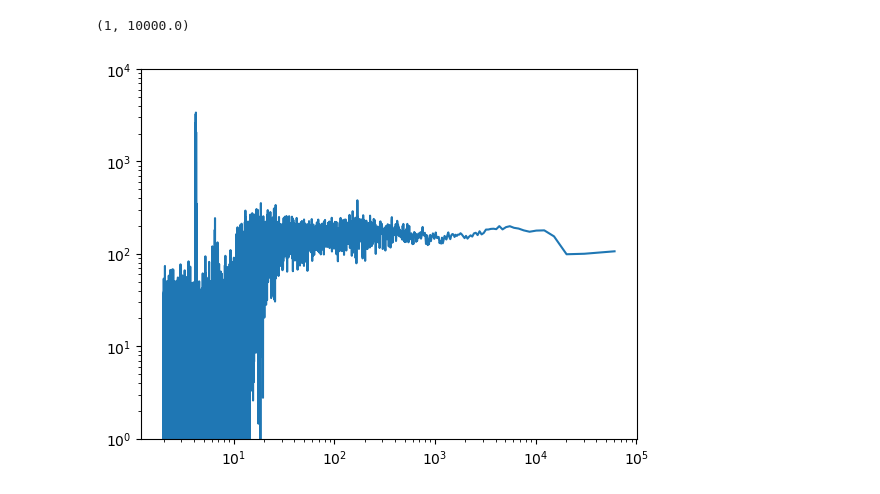
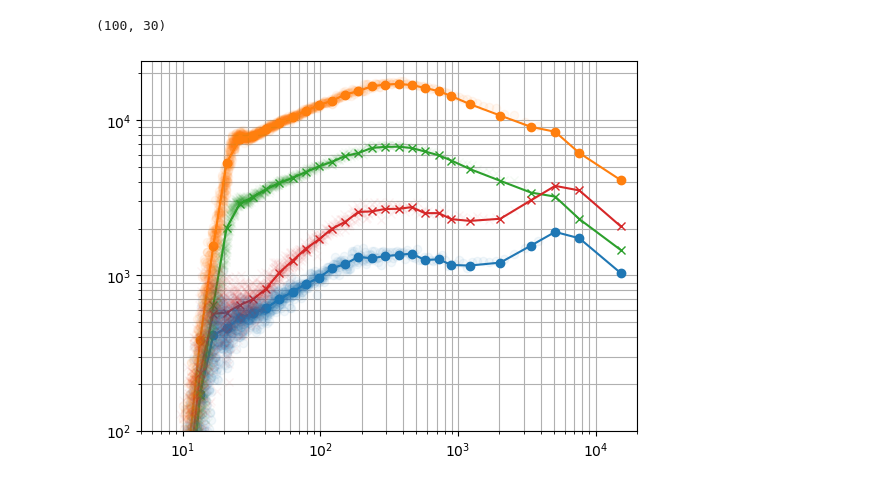
Before and after one commit to jcapriot/gpgn-319, a Jupyter notebook: labs/EM/data/Lab5/manual.ipynb, the cells around one changed output. Saved outputs shown, nothing was run; the diff lists cells and outputs as text; code cells hidden in the pictures.

```diff
--- a/labs/EM/data/Lab5/manual.ipynb
+++ b/labs/EM/data/Lab5/manual.ipynb
@@ -92,5 +117,5 @@ plt.plot(ex_slices[0] - ex_slices_dt[0])
 # %%
-window = sig.windows.hamming(ex_slices.shape[-1])
+window = sig.windows.hamming(n_window)
 # %%
 Ex = np.fft.rfft(ex_slices_dt * window)[...,1:]  # the [1:] portion cuts off the zero frequency
 Ey = np.fft.rfft(ey_slices_dt * window)[...,1:]
@@ -117,0 +139,9 @@ import functools
+# %%
+period_bands = np.r_[
+    np.logspace(np.log10(5), np.log10(1000), 25),
+    np.logspace(np.log10(1000), np.log10(20000), 7)[1:]
+]
+n_bands = len(period_bands) - 1
+
+freq_bands = 1.0/period_bands[::-1]
+freq_bands
@@ -117,0 +157,2 @@ import functools
+# %%
+bands = (f[:,None] >= freq_bands[:-1]) & (f[:, None] < freq_bands[1:])
@@ -118 +180,9 @@ import functools
+# %%
+def band_sum(band, where=bands):
+    band = np.broadcast_to(band[..., None], (*band.shape, where.shape[-1]))
+    return np.add.reduce(band, axis=-2, where=bands)
+# %%
+Ex_band.shape
+# %% [output]
+(100, 30)
 # %%
@@ -152,7 +216,26 @@ rho_a = 1/(mu_0 * omega) * np.abs(Z_xy)**2
 # %%
-plt.loglog(1/f, rho_a)
-#plt.xlim([1E1, 1E3])
-plt.ylim([1, 1E4])
+Z = Z_func(Ex_cal, Ey_cal, Hx_cal, Hy_cal, bands=bands)
+T = 1/f_band
+om = 2 * np.pi/T
+rho_a = 1/(mu_0 * om[:, None, None]) * np.abs(Z)**2
+
+plt.loglog(T, rho_a[:, 1, 0], 'C0', marker='o')
+plt.loglog(T, rho_a[:, 0, 1], 'C1', marker='o')
+plt.loglog(T, rho_a[:, 1, 1], 'C2', marker='x')
+plt.loglog(T, rho_a[:, 0, 0], 'C3', marker='x')
+
+Z = Z_func(Ex_cal, Ey_cal, Hx_cal, Hy_cal)
+T = 1/f
+om = 2 * np.pi/T
+rho_a = 1/(mu_0 * om[:, None, None]) * np.abs(Z)**2
+
+plt.loglog(T, rho_a[:, 1, 0], 'C0', marker='o', linestyle="", alpha=0.05)
+plt.loglog(T, rho_a[:, 0, 1], 'C1', marker='o', linestyle="", alpha=0.05)
+plt.loglog(T, rho_a[:, 1, 1], 'C2', marker='x', linestyle="", alpha=0.05)
+plt.loglog(T, rho_a[:, 0, 0], 'C3', marker='x', linestyle="", alpha=0.05)
+
+plt.ylim([1E2, 24_000])
+plt.xlim([5, 20_000])
+plt.grid(which='both')
 # %% [output]
-(1, 10000.0)
-[figure, old version]
+[figure, new version]
```
Also changed, not shown: parts of 20 cells of this notebook.
